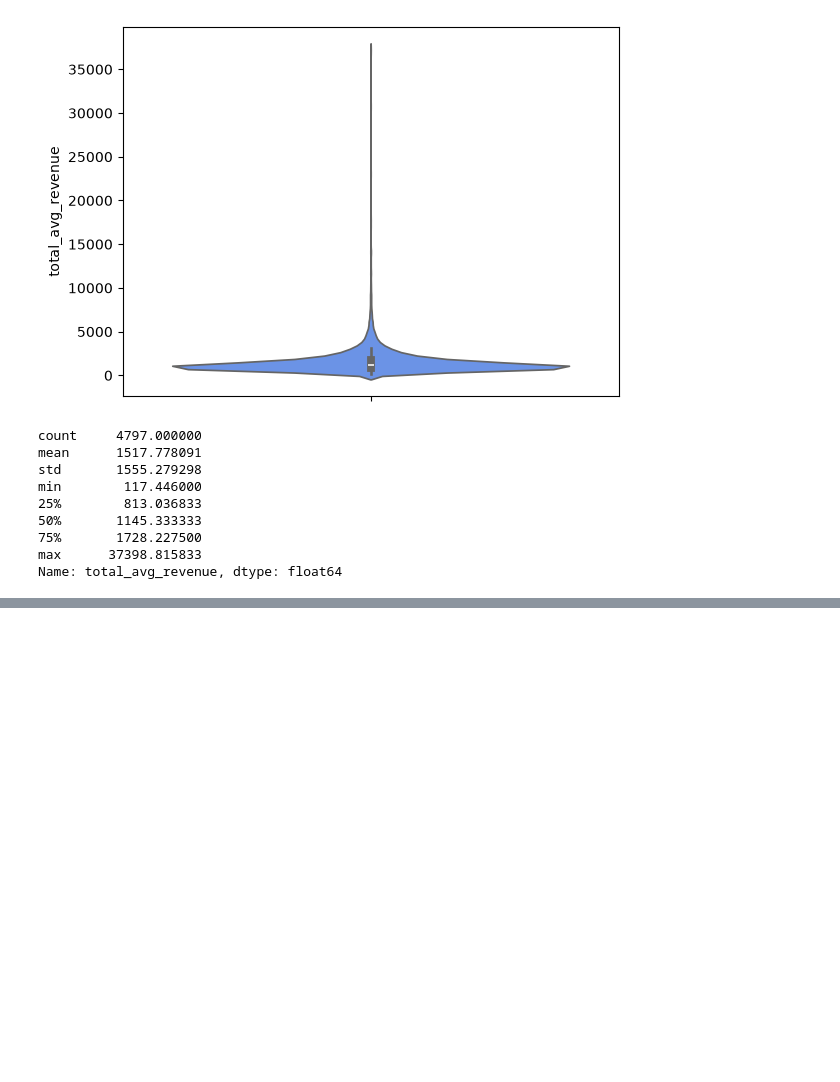
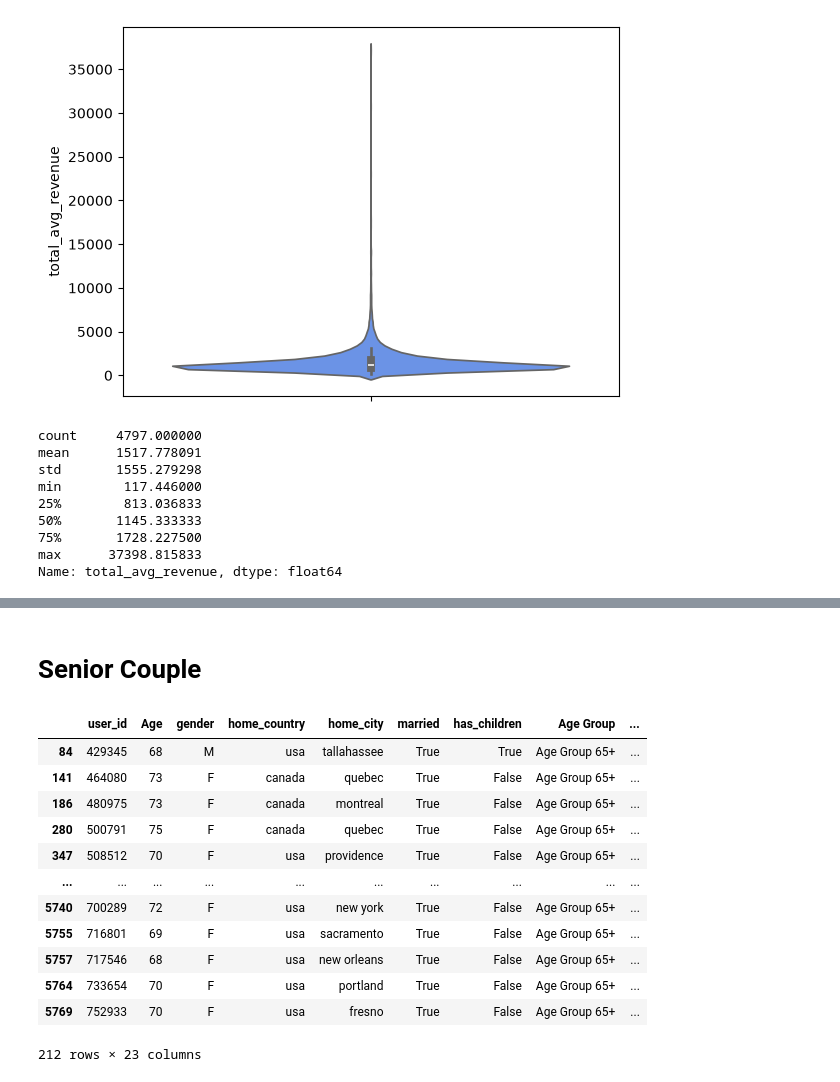
Before and after one commit to anuar-masterschool/TravelTideJul, a Jupyter notebook: 04_create_groups_w_rules.ipynb, the cells around one changed output, grey strips where cells are left out. Cells and saved outputs as stored; diff of their text form; code cells hidden in the pictures; blank space fills up the shorter version.

```diff
--- a/04_create_groups_w_rules.ipynb
+++ b/04_create_groups_w_rules.ipynb
@@ -139,0 +140,18 @@ user_features
+# %% [markdown]
+# Senior Couple
+# %%
+user_features.query("`Age Group` == 'Age Group 65+' and `married` == True")
+# %% [output]
+|  | user_id | Age | gender | home_country | home_city | married | has_children | Age Group | ... |
+| 84 | 429345 | 68 | M | usa | tallahassee | True | True | Age Group 65+ | ... |
+| 141 | 464080 | 73 | F | canada | quebec | True | False | Age Group 65+ | ... |
+| 186 | 480975 | 73 | F | canada | montreal | True | False | Age Group 65+ | ... |
+| 280 | 500791 | 75 | F | canada | quebec | True | False | Age Group 65+ | ... |
+| 347 | 508512 | 70 | F | usa | providence | True | False | Age Group 65+ | ... |
+| ... | ... | ... | ... | ... | ... | ... | ... | ... | ... |
+| 5740 | 700289 | 72 | F | usa | new york | True | False | Age Group 65+ | ... |
+| 5755 | 716801 | 69 | F | usa | sacramento | True | False | Age Group 65+ | ... |
+| 5757 | 717546 | 68 | F | usa | new orleans | True | False | Age Group 65+ | ... |
+| 5764 | 733654 | 70 | F | usa | portland | True | False | Age Group 65+ | ... |
+| 5769 | 752933 | 70 | F | usa | fresno | True | False | Age Group 65+ | ... |
+212 rows × 23 columns
```
Also changed, not shown: parts of 23 cells of this notebook, 1 other file.
